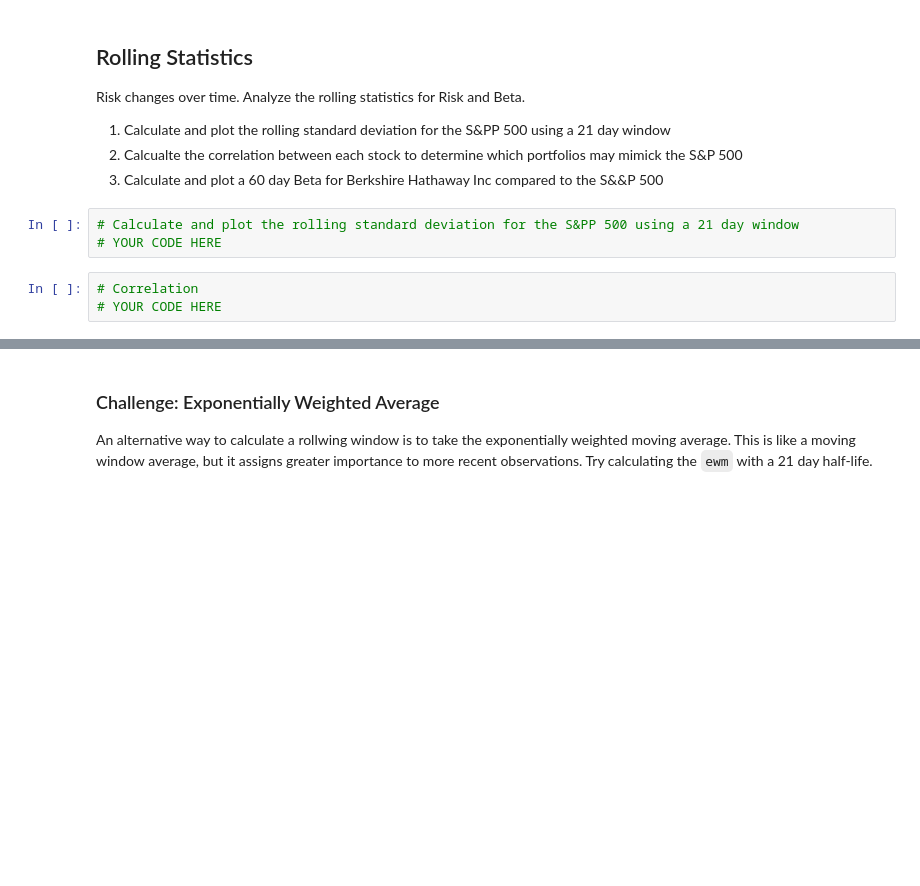
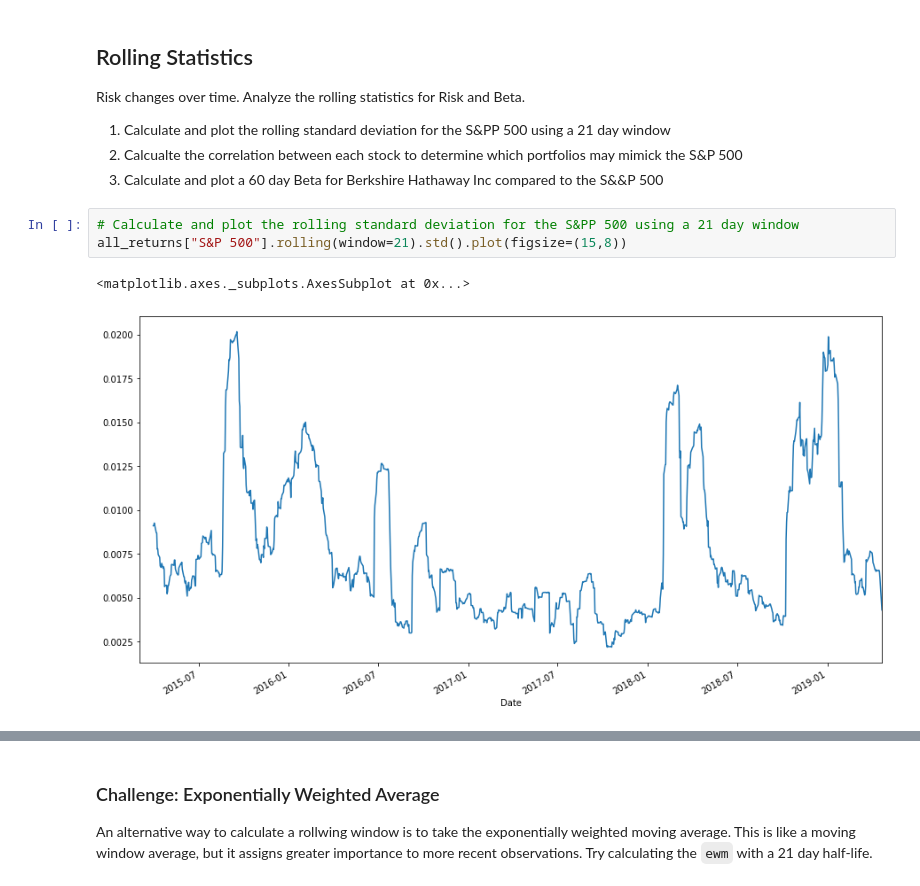
Before and after one commit to basobo/python-pandas, a Jupyter notebook: whale_analysis.ipynb, the cells around one changed output, grey strips where cells are left out. Cells and saved outputs as stored; diff of their text form; blank space fills up the shorter version.

```diff
--- a/whale_analysis.ipynb
+++ b/whale_analysis.ipynb
@@ -343,7 +353,7 @@ Risk changes over time. Analyze the rolling statistics for Risk and Beta.
 2. Calculate and plot a 60 day Beta for Berkshire Hathaway Inc compared to the S&&P 500
 # %%
 # Calculate and plot the rolling standard deviation for the S&PP 500 using a 21 day window
-# YOUR CODE HERE
+all_returns["S&P 500"].rolling(window=21).std().plot(figsize=(15,8))
+# %% [output]
+<matplotlib.axes._subplots.AxesSubplot at 0x...>
+[figure, added]
-# %%
-# Correlation
-# YOUR CODE HERE
```
Also changed, not shown: parts of 3 cells of this notebook.
